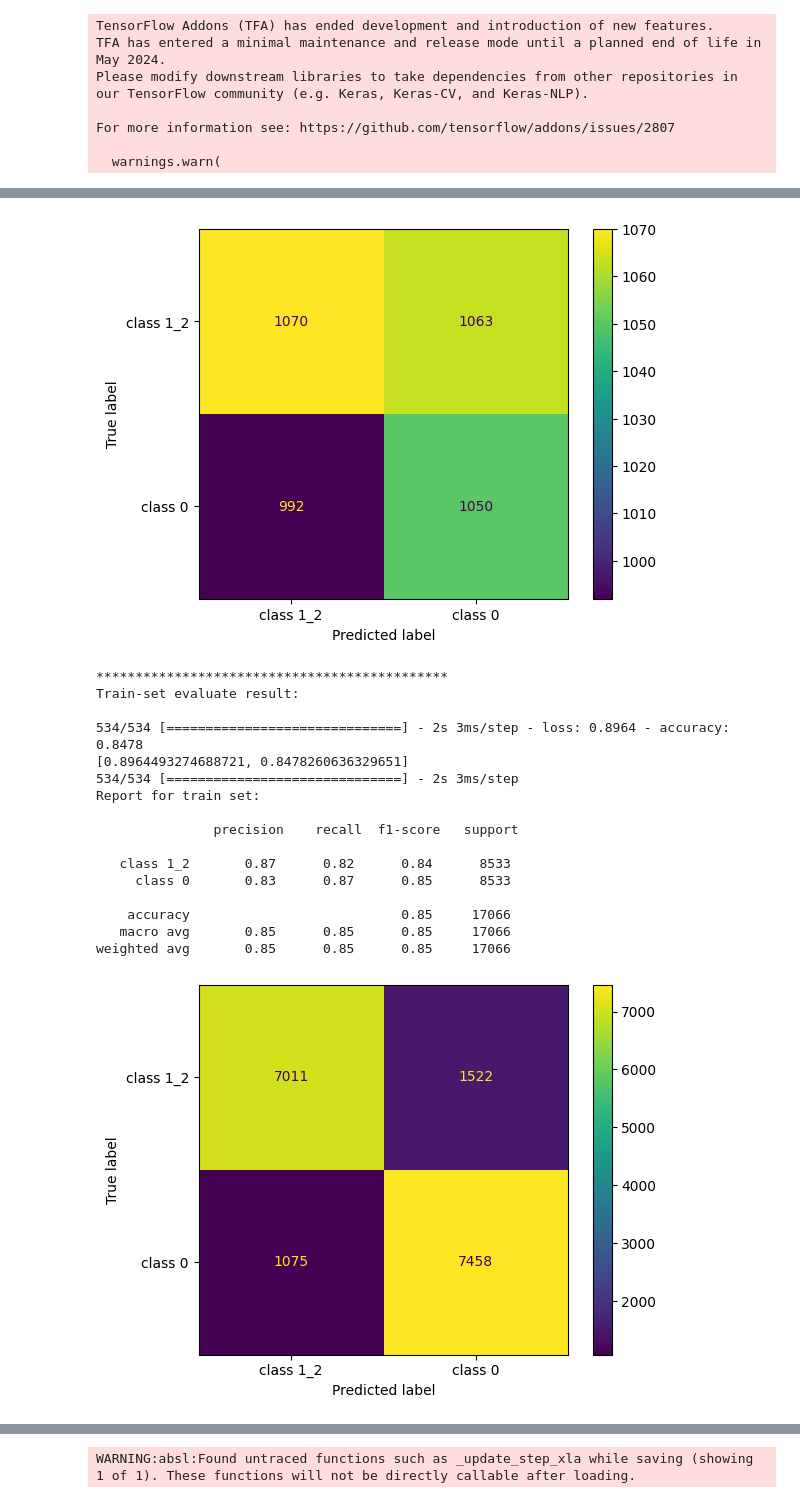
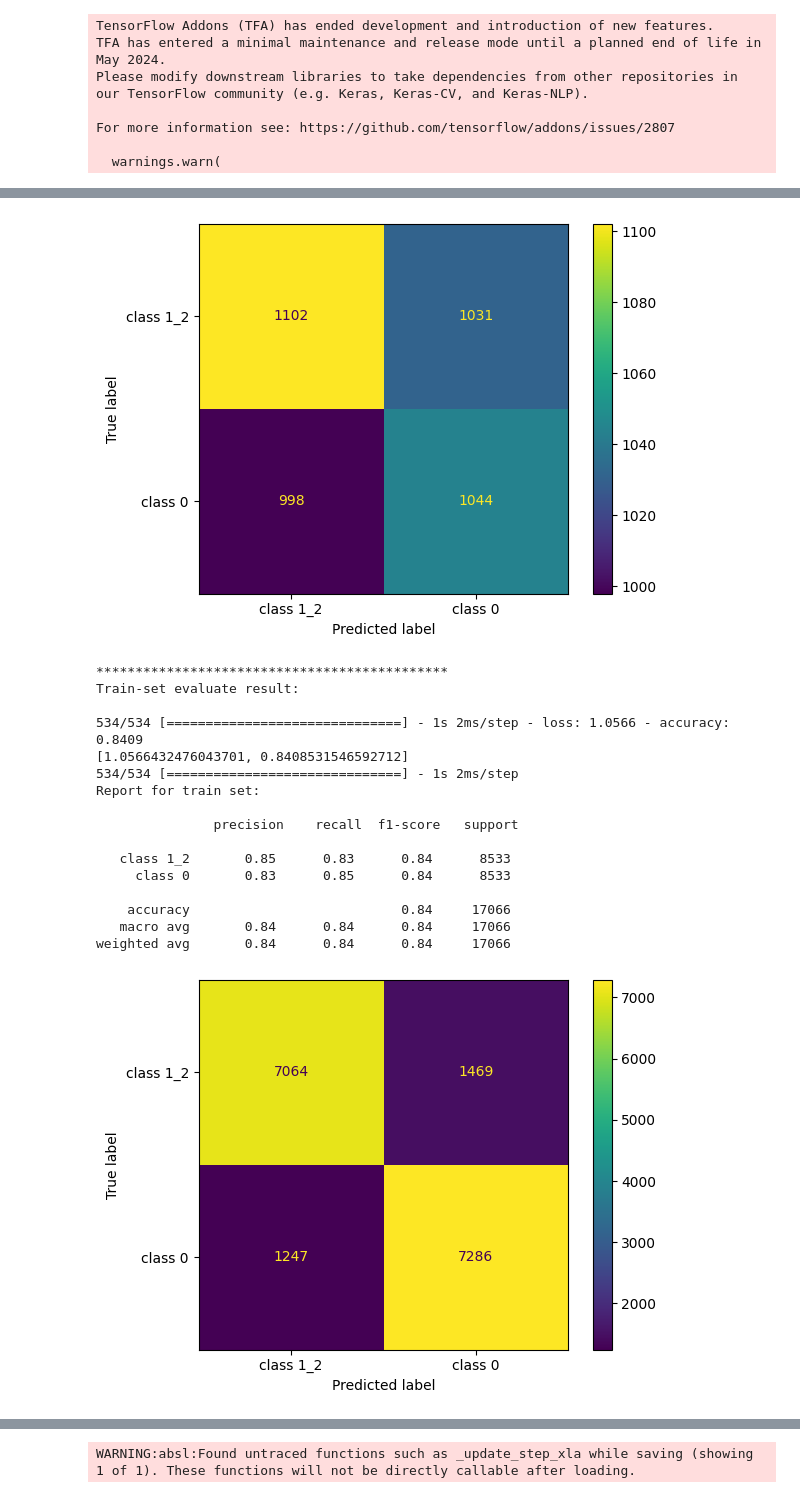
Before and after one commit to vajihe-ameri/predict-software-bugs-in-java-classes, a Jupyter notebook: MLPByClass0.ipynb, the cells around one changed output, grey strips where cells are left out. Cells and saved outputs as stored; diff of their text form; code cells hidden in the pictures.

```diff
--- a/MLPByClass0.ipynb
+++ b/MLPByClass0.ipynb
@@ -63,9 +63,10 @@ file_path = "/content/drive/MyDrive/new_df/best_model_by_class0.hdf5"
 model = Sequential()
 
 model.add(Dense(100, kernel_initializer = 'uniform', activation = 'relu', input_dim = train_features.shape[1]))
-model.add(Dense(120, kernel_initializer = 'uniform', kernel_constraint=max_norm(2.), activation = 'relu'))
-model.add(Dense(140, kernel_initializer = 'uniform', kernel_constraint=max_norm(2.), activation = 'relu'))
-model.add(Dense(160, kernel_initializer = 'uniform', kernel_constraint=max_norm(2.), activation = 'relu'))
+model.add(Dense(80, kernel_initializer = 'uniform', kernel_constraint=max_norm(2.), activation = 'relu'))
+model.add(Dense(60, kernel_initializer = 'uniform', kernel_constraint=max_norm(2.), activation = 'relu'))
+model.add(Dense(40, kernel_initializer = 'uniform', kernel_constraint=max_norm(2.), activation = 'relu'))
+model.add(Dense(20, kernel_initializer = 'uniform', kernel_constraint=max_norm(2.), activation = 'relu'))
 model.add(Dense(1, kernel_initializer = 'uniform', activation = 'sigmoid'))
 
 model.compile(optimizer= 'adam', loss = 'binary_crossentropy', metrics = ['accuracy'])
@@ -95,7 +94,7 @@ Trainable params: 60,281
 Non-trainable params: 0
 _________________________________________________________________
 # %%
-history = model.fit(train_features, train_target['Number of Bugs'], batch_size = 500, epochs = 5000,  validation_split = 0.2 , callbacks=[checkpoint])
+history = model.fit(train_features, train_target['Number of Bugs'], batch_size = 600, epochs = 5000,  validation_split = 0.2 , callbacks=[checkpoint])
 
 print("\n\n*********************************************\n\n")
 
@@ -183,23 +182,23 @@ Report for test set:
      class 0       0.50      0.51      0.51      2042
 
     accuracy                           0.51      4175
    macro avg       0.51      0.51      0.51      4175
 weighted avg       0.51      0.51      0.51      4175
-[figure, old version]
+[figure, new version]
 *********************************************
 Train-set evaluate result:
 
-534/534 [==============================] - 2s 3ms/step - loss: 0.8964 - accuracy: 0.8478
-[0.8964493274688721, 0.8478260636329651]
-534/534 [==============================] - 2s 3ms/step
+534/534 [==============================] - 1s 2ms/step - loss: 1.0566 - accuracy: 0.8409
+[1.0566432476043701, 0.8408531546592712]
+534/534 [==============================] - 1s 2ms/step
 Report for train set:
 
                precision    recall  f1-score   support
 
-   class 1_2       0.87      0.82      0.84      8533
-     class 0       0.83      0.87      0.85      8533
+   class 1_2       0.85      0.83      0.84      8533
+     class 0       0.83      0.85      0.84      8533
 
-    accuracy                           0.85     17066
-   macro avg       0.85      0.85      0.85     17066
-weighted avg       0.85      0.85      0.85     17066
+    accuracy                           0.84     17066
+   macro avg       0.84      0.84      0.84     17066
+weighted avg       0.84      0.84      0.84     17066
-[figure, old version]
+[figure, new version]
```
Also changed, not shown: parts of 6 cells of this notebook.
